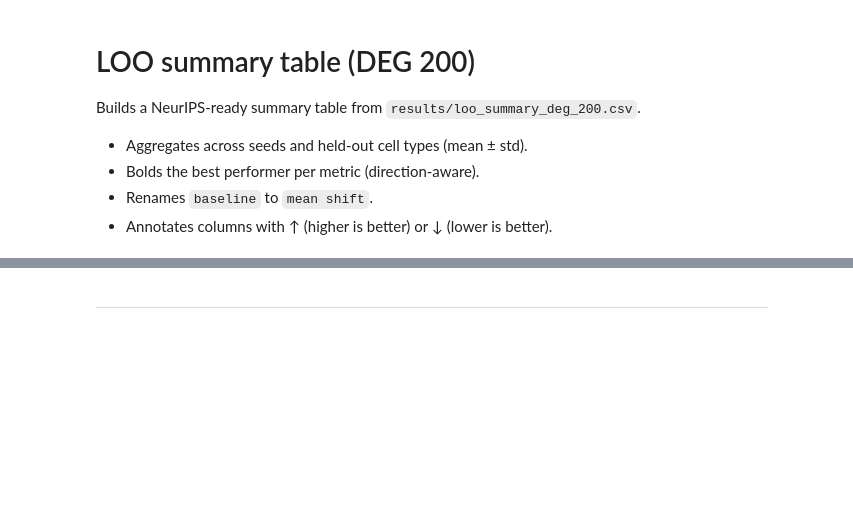
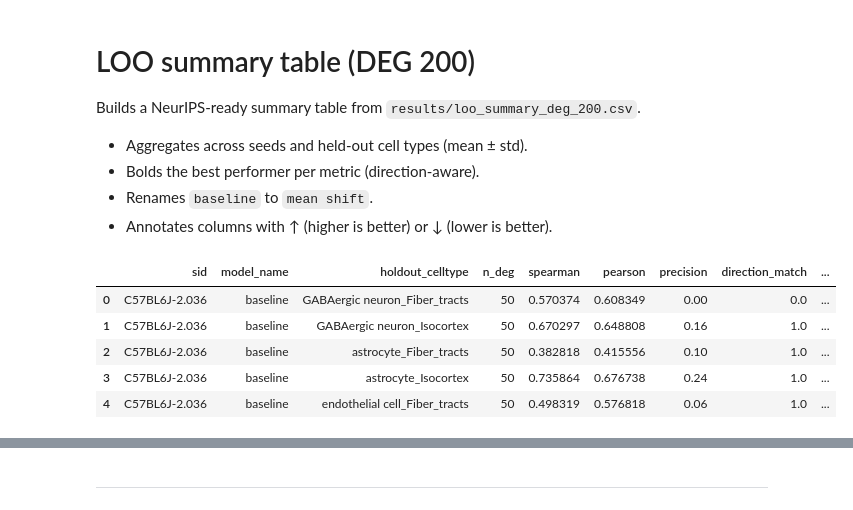
Before and after one commit to PMBio/cellina-reproducibility, a Jupyter notebook: notebooks/make_table.ipynb, the cells around one changed output, grey strips where cells are left out. Drawn from its saved outputs; the diff is of its cells as text; code cells hidden in the pictures; blank space fills up the shorter version.

```diff
--- a/notebooks/make_table.ipynb
+++ b/notebooks/make_table.ipynb
@@ -17,12 +17,19 @@ from pathlib import Path
 # %%
 DATASET_NAME = "merfish"
 N_DEG = 50
-CSV_PATH = f"../results/loo_summary_{DATASET_NAME}_DEG_{N_DEG}.csv"
+CSV_PATH = f"../results/loo_summary_{DATASET_NAME}_DEG_{N_DEG}_rebuttal.csv"
 OUT_DIR = Path("../results")
 OUT_DIR.mkdir(exist_ok=True)
 
 df = pd.read_csv(CSV_PATH, engine="python")
 df.head()
+# %% [output]
+|  | sid | model_name | holdout_celltype | n_deg | spearman | pearson | precision | direction_match | ... |
+| 0 | C57BL6J-2.036 | baseline | GABAergic neuron_Fiber_tracts | 50 | 0.570374 | 0.608349 | 0.00 | 0.0 | ... |
+| 1 | C57BL6J-2.036 | baseline | GABAergic neuron_Isocortex | 50 | 0.670297 | 0.648808 | 0.16 | 1.0 | ... |
+| 2 | C57BL6J-2.036 | baseline | astrocyte_Fiber_tracts | 50 | 0.382818 | 0.415556 | 0.10 | 1.0 | ... |
+| 3 | C57BL6J-2.036 | baseline | astrocyte_Isocortex | 50 | 0.735864 | 0.676738 | 0.24 | 1.0 | ... |
+| 4 | C57BL6J-2.036 | baseline | endothelial cell_Fiber_tracts | 50 | 0.498319 | 0.576818 | 0.06 | 1.0 | ... |
 # %%
 # Rename holdout_celltype by replacing the last '_' in with '-'
 if DATASET_NAME == "merfish":
```
Also changed, not shown: parts of 6 cells of this notebook, 6 other files.
